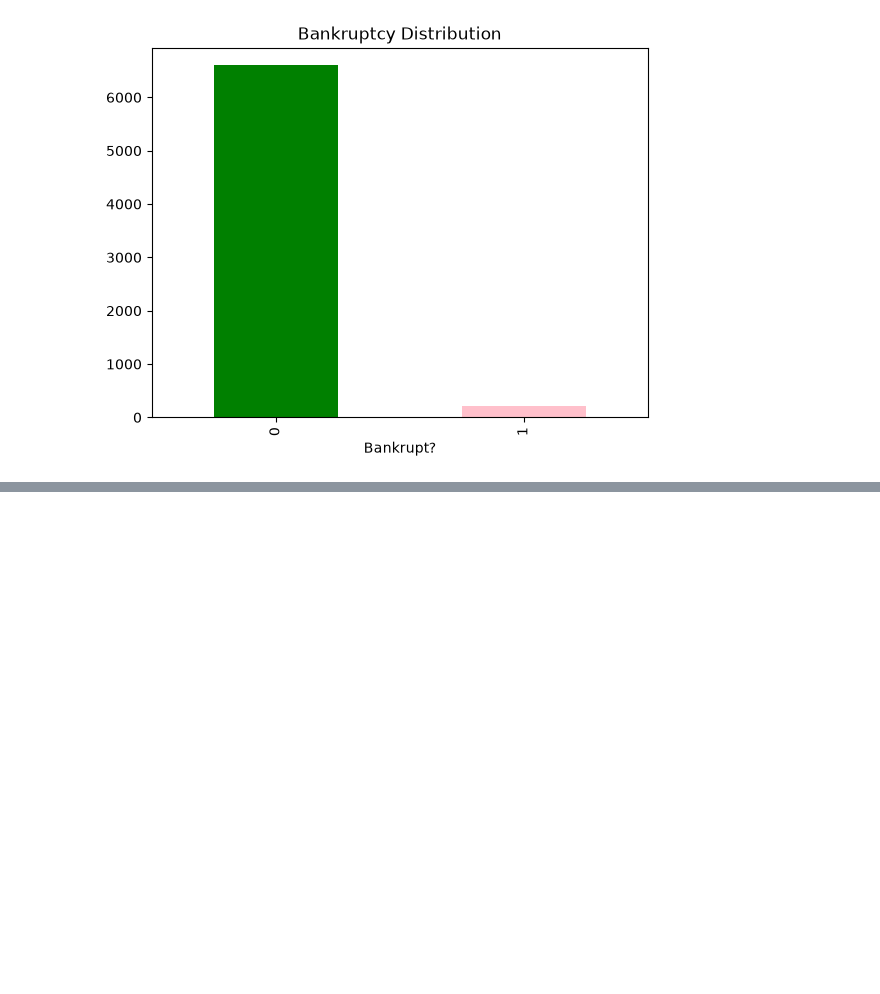
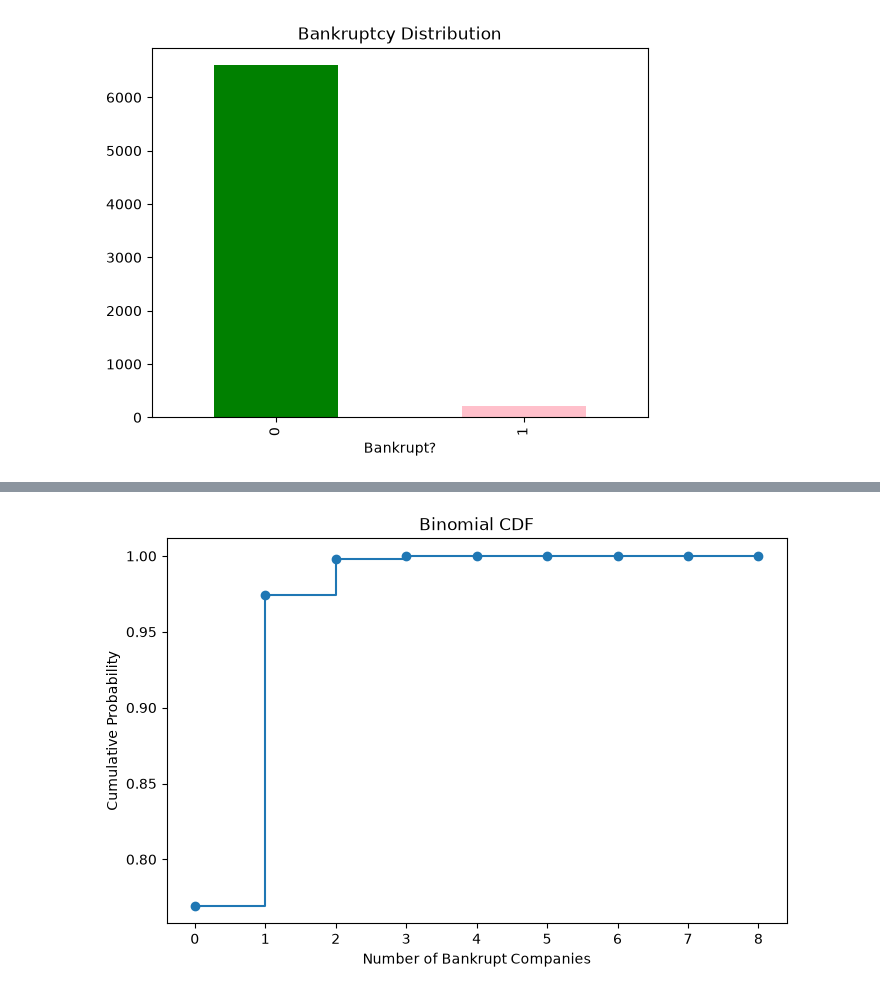
Before and after one commit to Donnnaa/stats_analysis_CA1_, a Jupyter notebook: STATS_CA1.ipynb, the cells around one changed output, grey strips where cells are left out. Drawn from its saved outputs; the diff is of its cells as text; code cells hidden in the pictures; blank space fills up the shorter version.

```diff
--- a/STATS_CA1.ipynb
+++ b/STATS_CA1.ipynb
@@ -72,0 +131,14 @@ plt.show()
+# %%
+cdf_values = binom.cdf(x, n=n, p=p)
+
+plt.figure(figsize=(8,5))
+
+plt.step(x, cdf_values, where='post',  marker='o')
+
+plt.title("Binomial CDF")
+plt.xlabel("Number of Bankrupt Companies")
+plt.ylabel("Cumulative Probability")
+
+plt.show()
+# %% [output]
+[figure, added]
```
Also changed, not shown: parts of 7 cells of this notebook.
